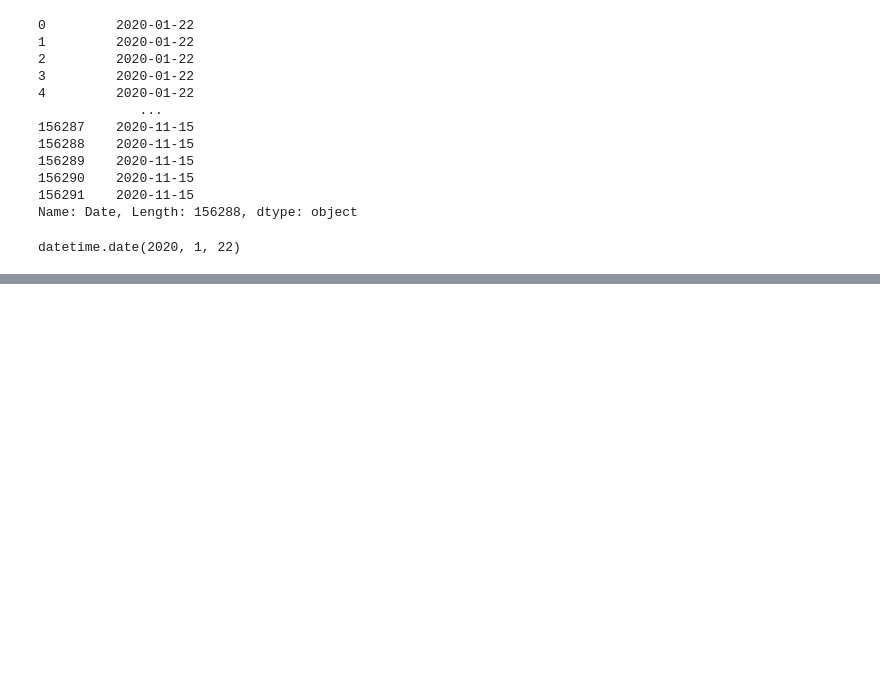
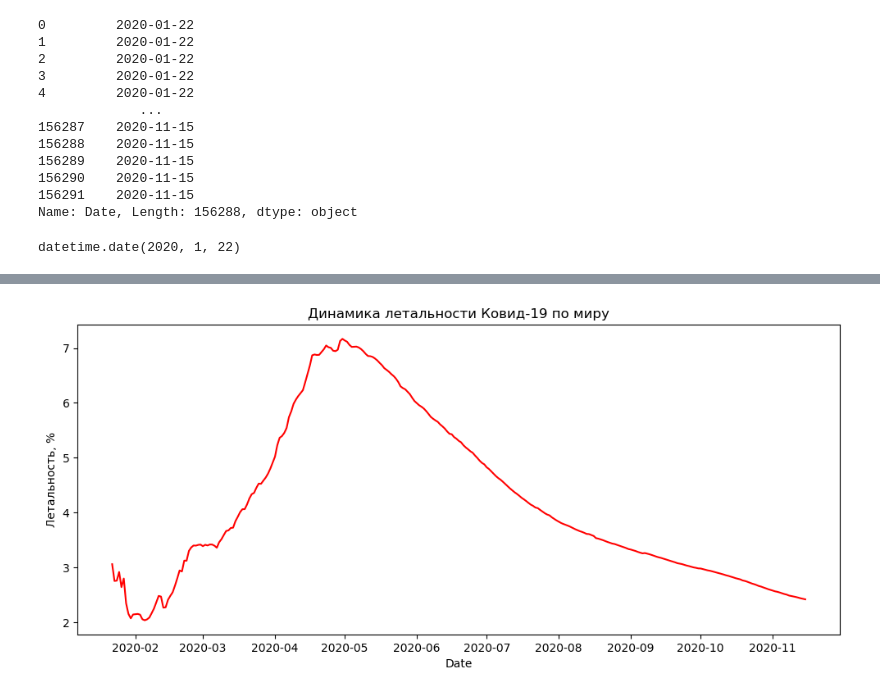
Before and after one commit to sianva/DS_2, a Jupyter notebook: Covid_19_example.ipynb, the cells around one changed output, grey strips where cells are left out. Cells and saved outputs as stored; diff of their text form; code cells hidden in the pictures; blank space fills up the shorter version.

```diff
--- a/Covid_19_example.ipynb
+++ b/Covid_19_example.ipynb
@@ -196,0 +322,17 @@ datetime.date(2020, 1, 22)
+# %%
+plt.figure(dpi=100, figsize=[12.0,5.0])
+
+# plt.yscale('log') # логарифмирование
+
+letal_data = (df_by_date['Deaths'] / df_by_date['Confirmed'])*100
+
+plt.plot(df_by_date.index, letal_data, 'r')
+
+
+plt.title('Динамика летальности Ковид-19 по миру')
+plt.xlabel('Date')
+plt.ylabel('Летальность, %')
+
+plt.show()
+# %% [output]
+[figure, added]
```
Also changed, not shown: parts of 17 cells of this notebook.
